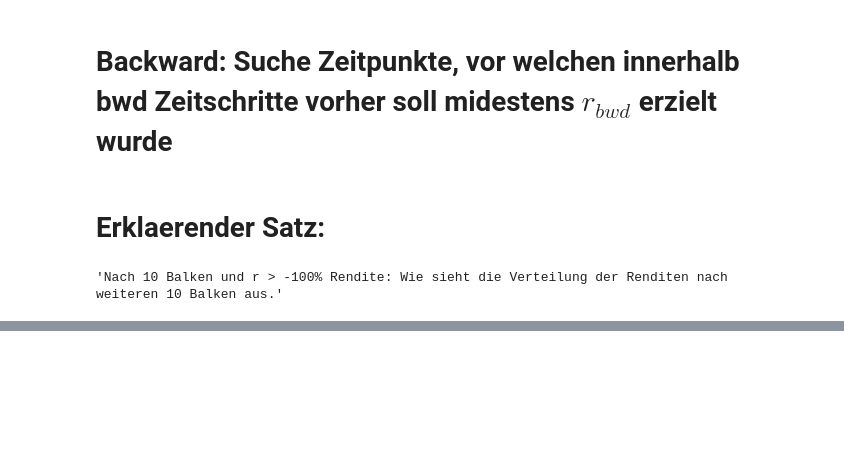
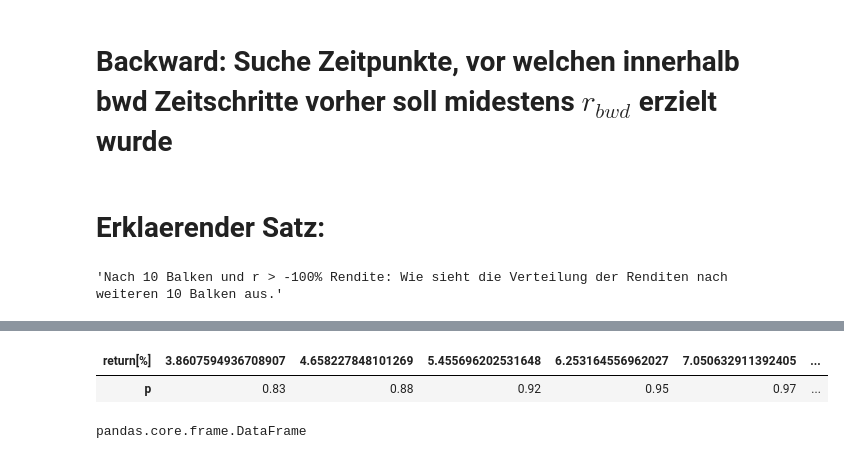
Before and after one commit to lotharm/Analysis, a Jupyter notebook: RSI_strat.ipynb, the cells around one changed output, grey strips where cells are left out. Saved outputs shown, nothing was run; the diff lists cells and outputs as text; code cells hidden in the pictures; blank space fills up the shorter version.

```diff
--- a/RSI_strat.ipynb
+++ b/RSI_strat.ipynb
@@ -435,0 +447,9 @@ main("holc_data.csv",  t_bwd   ,  t_fwd       , r_bwd , roll_window, rational)
+# %%
+ccc[ccc["p"]>0.8].T.style.set_precision(2)
+# %% [output]
+| return[%] | 3.8607594936708907 | 4.658227848101269 | 5.455696202531648 | 6.253164556962027 | 7.050632911392405 | ... |
+| p | 0.83 | 0.88 | 0.92 | 0.95 | 0.97 | ... |
+# %%
+type(ccc)
+# %% [output]
+pandas.core.frame.DataFrame
```
Also changed, not shown: parts of 5 cells of this notebook, 3 other files.
